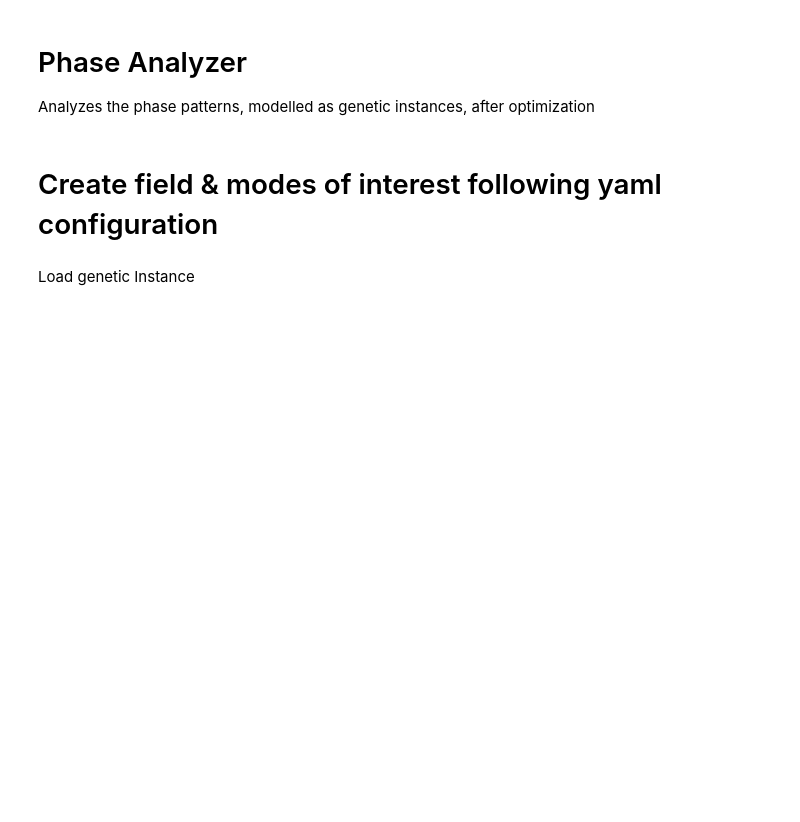
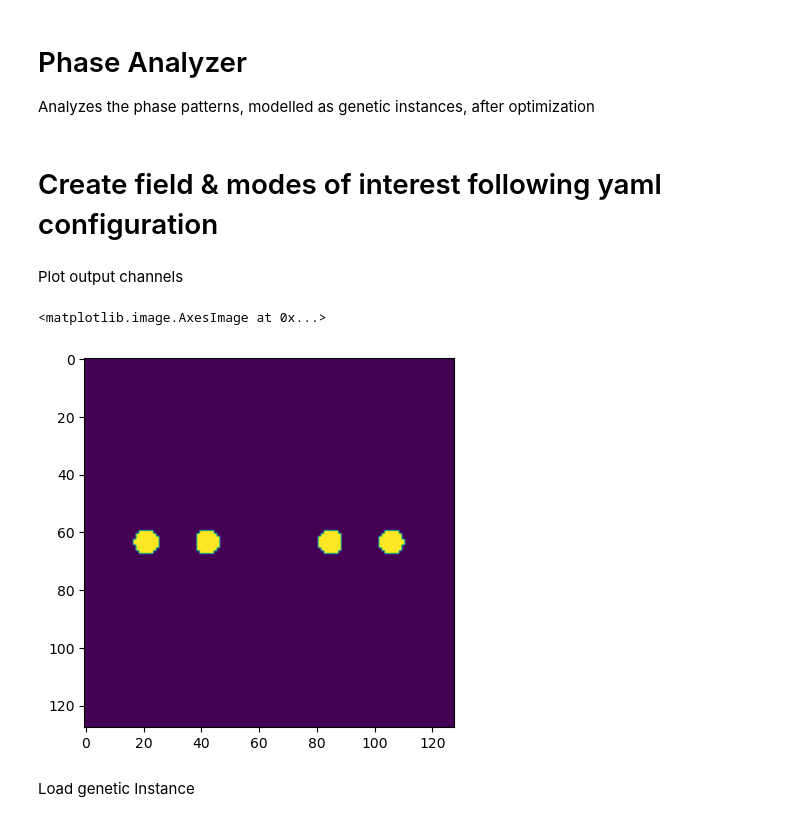
Before and after one commit to TareqJ1000/KnotSorter, a Jupyter notebook: PhaseAnalyzer.ipynb, the cells around one changed output. Drawn from its saved outputs; the diff is of its cells as text; code cells hidden in the pictures; blank space fills up the shorter version.

```diff
--- a/PhaseAnalyzer.ipynb
+++ b/PhaseAnalyzer.ipynb
@@ -96,6 +97,13 @@ if(isKnot):
 else:
     for ii in range(len(LG_modes)):
         list_of_OAMs.append(oamModes(LG(r, phi, LG_modes[ii][0], LG_modes[ii][1], w0,h,0,k), output_chans[ii]))
+# %% [markdown]
+Plot output channels
+# %%
+plt.imshow(np.abs(output_chans[0] + output_chans[1] + output_chans[2] + output_chans[3]))
+# %% [output]
+<matplotlib.image.AxesImage at 0x...>
+[figure, added]
 # %% [markdown]
 Load genetic Instance
 # %%
```
Also changed, not shown: parts of 7 cells of this notebook, 15 other files.
